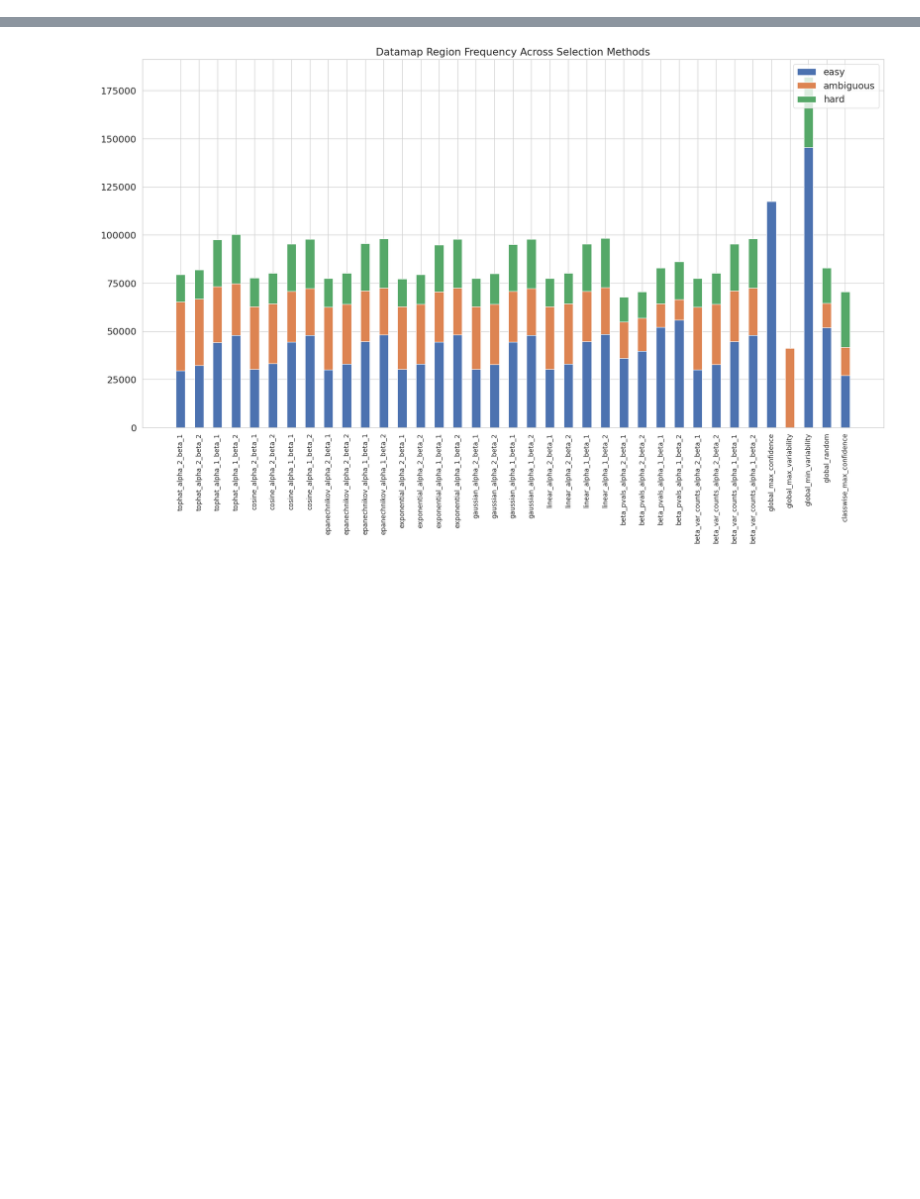
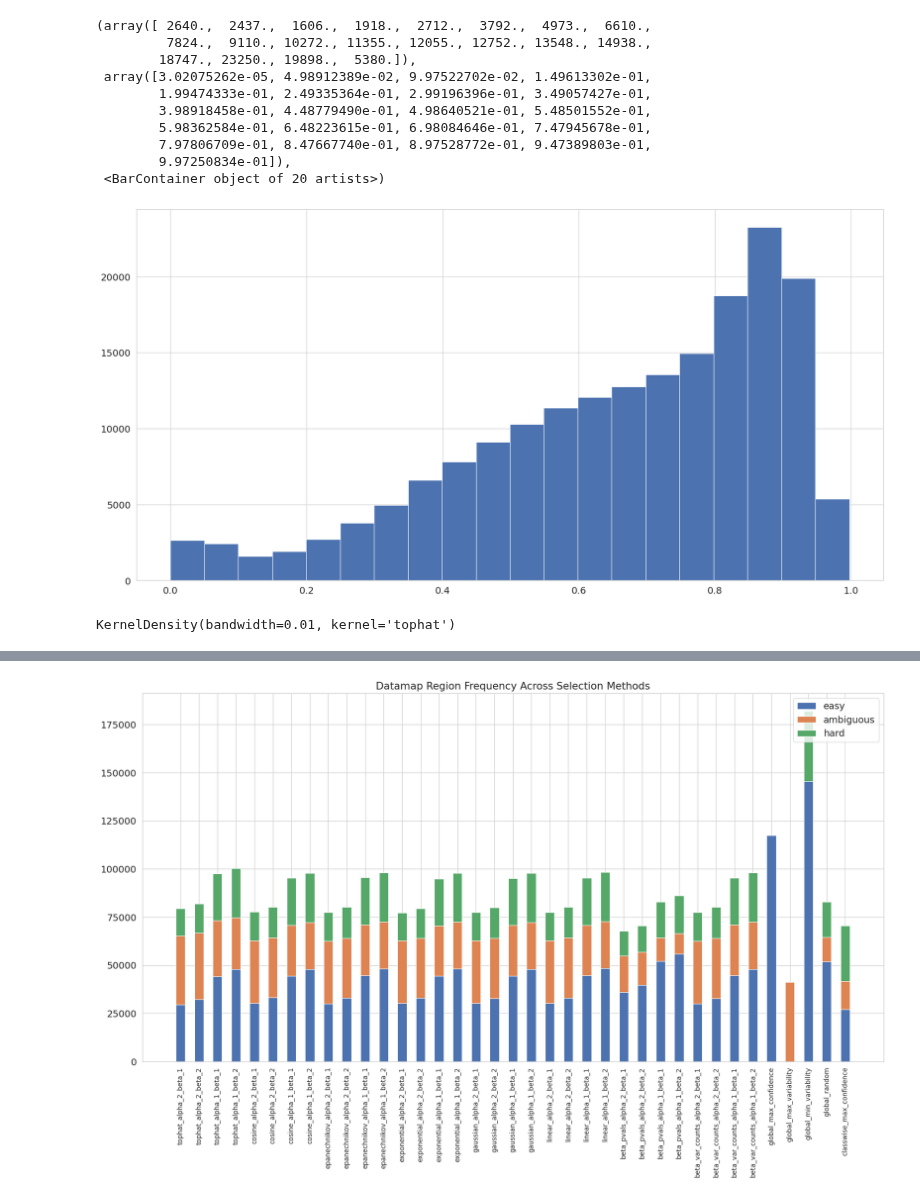
Before and after one commit to jr4fs/vl-pretraining, a Jupyter notebook: src/dataset_selection/sampling/random_sampling_investigation.ipynb, the cells around one changed output, grey strips where cells are left out. Cells and saved outputs as stored; diff of their text form; code cells hidden in the pictures; blank space fills up the shorter version.

```diff
--- a/src/dataset_selection/sampling/random_sampling_investigation.ipynb
+++ b/src/dataset_selection/sampling/random_sampling_investigation.ipynb
@@ -255,0 +307,30 @@ sampling_ids_list = ['beta/beta_kernel/tophat/seed_965/alpha_2_beta_1_budget_30.
+# %%
+plt.hist(df_sampled['confidence'].tolist(), bins=20)
+# %% [output]
+(array([ 2640.,  2437.,  1606.,  1918.,  2712.,  3792.,  4973.,  6610.,
+         7824.,  9110., 10272., 11355., 12055., 12752., 13548., 14938.,
+        18747., 23250., 19898.,  5380.]),
+ array([3.02075262e-05, 4.98912389e-02, 9.97522702e-02, 1.49613302e-01,
+        1.99474333e-01, 2.49335364e-01, 2.99196396e-01, 3.49057427e-01,
+        3.98918458e-01, 4.48779490e-01, 4.98640521e-01, 5.48501552e-01,
+        5.98362584e-01, 6.48223615e-01, 6.98084646e-01, 7.47945678e-01,
+        7.97806709e-01, 8.47667740e-01, 8.97528772e-01, 9.47389803e-01,
+        9.97250834e-01]),
+ <BarContainer object of 20 artists>)
+[figure, added]
+# %%
+import scipy
+beta_distribution = scipy.stats.beta(2, 1)
+
+variabilities = np.linspace(0, 0.5, num=500)
+
+vars_kde =np.array(variabilities).reshape(-1, 1)
+kde = KernelDensity(bandwidth=0.01, kernel='tophat')
+
+kde.fit(vars_kde) # Fit the Kernel Density model on the data
+# score_samples computes the log-likelihood of each sample under the model.
+# logprob = kde.score_samples(vars_kde)
+# p_vals /= np.exp(logprob)
+# p_vals /= p_vals.sum()
+# %% [output]
+KernelDensity(bandwidth=0.01, kernel='tophat')
```
Also changed, not shown: parts of 9 cells of this notebook, 5 other files.
